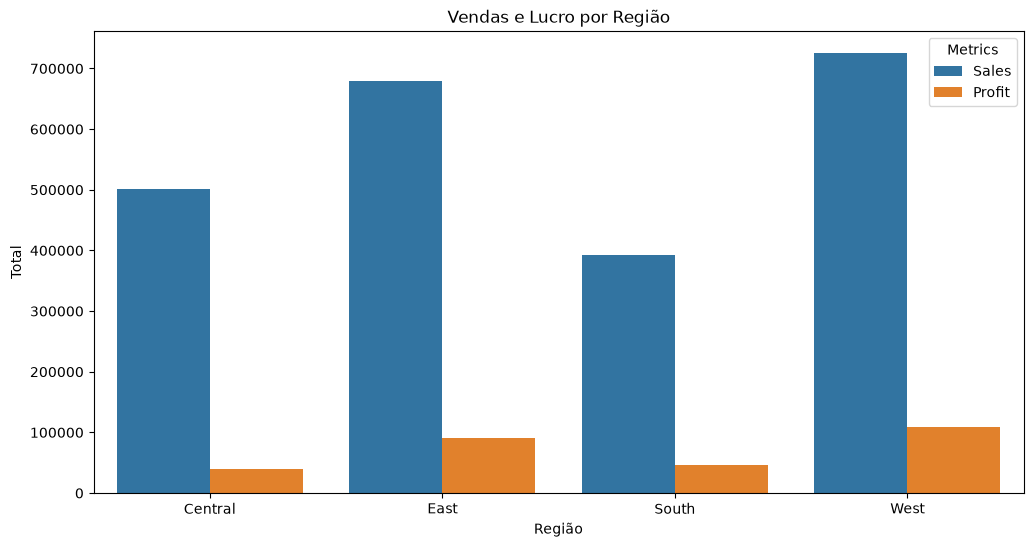
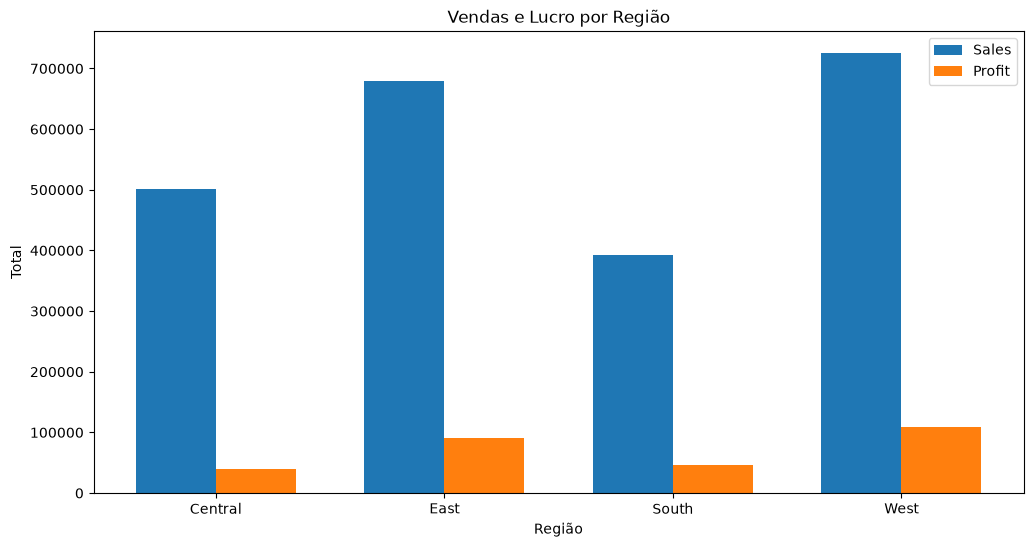
The change to this notebook cell's code, shown as a diff; its figure went from the first image to the second:
--- before
+++ after
@@ -1,27 +1,19 @@
-region_data = df.groupby('Region')[['Sales', 'Profit']].sum().reset_index()
-print("Comparação com base em tabela:")
-print(region_data)
+sales_region = df.groupby('Region')['Sales'].sum()
+profit_region = df.groupby('Region')['Profit'].sum()
 
-region_data = region_data.melt(
-    id_vars='Region',
-    value_vars=['Sales', 'Profit'],
-    var_name = 'Metrics',
-    value_name= 'Amount'
-)
+# Posições das barras
+x = np.arange(len(sales_region))
+width = 0.35
 
-plt.figure(figsize=(12, 6))
+plt.figure(figsize=(12,6))
 
-sns.barplot(
-    data=region_data,
-    x='Region',
-    y='Amount',
-    hue='Metrics',
-)
+plt.bar(x - width/2, sales_region.values, width, label='Sales')
+plt.bar(x + width/2, profit_region.values, width, label='Profit')
 
-plt.title("Vendas e Lucro por Região")
-plt.xlabel("Região")
-plt.ylabel("Total")
-print("""
-Gráfico de barras
-      """)
+plt.xticks(x, sales_region.index)
+plt.title('Vendas e Lucro por Região')
+plt.xlabel('Região')
+plt.ylabel('Total')
+plt.legend()
+
 plt.show()

Commit: Ajustes códigos e readme